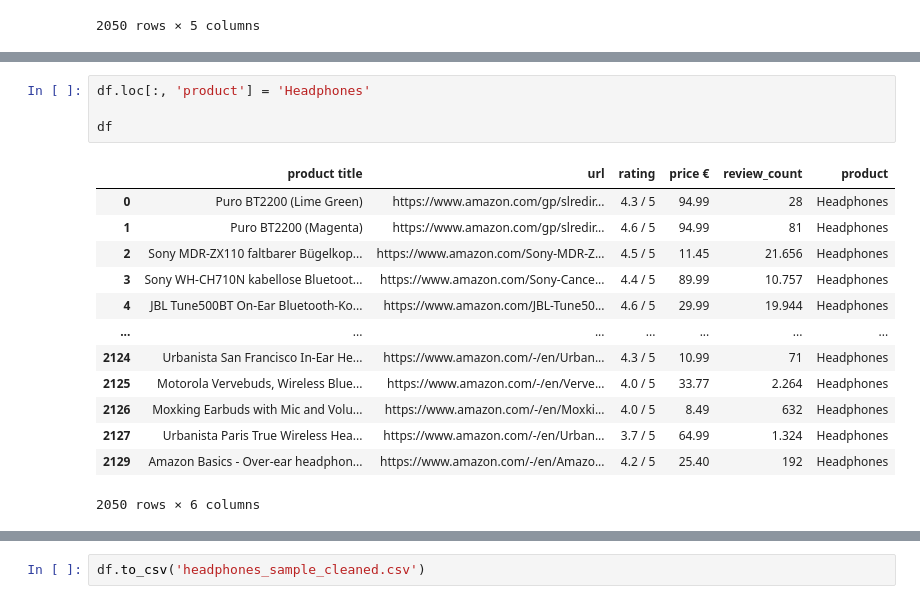
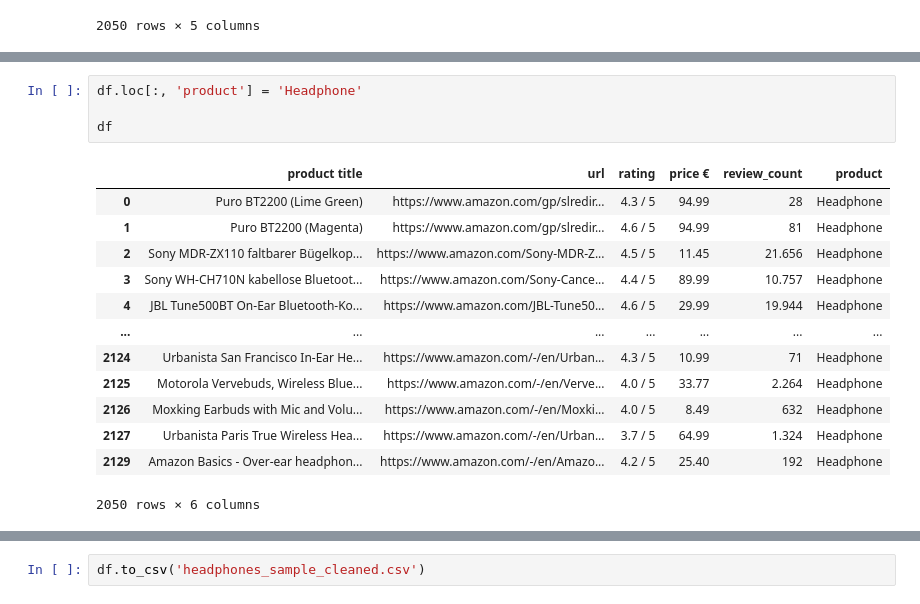
Before and after one commit to selinbulbul/ecommerce-scrape, a Jupyter notebook: Headphones/cleaning_df.ipynb, the cells around one changed output, grey strips where cells are left out. Cells and saved outputs as stored; diff of their text form.

```diff
--- a/Headphones/cleaning_df.ipynb
+++ b/Headphones/cleaning_df.ipynb
@@ -283,20 +269,20 @@ df
 # %%
-df.loc[:, 'product'] = 'Headphones'
+df.loc[:, 'product'] = 'Headphone'
 
 df
 # %% [output]
 |  | product title | url | rating | price € | review_count | product |
-| 0 | Puro BT2200 (Lime Green) | https://www.amazon.com/gp/slredir... | 4.3 / 5 | 94.99 | 28 | Headphones |
-| 1 | Puro BT2200 (Magenta) | https://www.amazon.com/gp/slredir... | 4.6 / 5 | 94.99 | 81 | Headphones |
-| 2 | Sony MDR-ZX110 faltbarer Bügelkop... | https://www.amazon.com/Sony-MDR-Z... | 4.5 / 5 | 11.45 | 21.656 | Headphones |
-| 3 | Sony WH-CH710N kabellose Bluetoot... | https://www.amazon.com/Sony-Cance... | 4.4 / 5 | 89.99 | 10.757 | Headphones |
-| 4 | JBL Tune500BT On-Ear Bluetooth-Ko... | https://www.amazon.com/JBL-Tune50... | 4.6 / 5 | 29.99 | 19.944 | Headphones |
+| 0 | Puro BT2200 (Lime Green) | https://www.amazon.com/gp/slredir... | 4.3 / 5 | 94.99 | 28 | Headphone |
+| 1 | Puro BT2200 (Magenta) | https://www.amazon.com/gp/slredir... | 4.6 / 5 | 94.99 | 81 | Headphone |
+| 2 | Sony MDR-ZX110 faltbarer Bügelkop... | https://www.amazon.com/Sony-MDR-Z... | 4.5 / 5 | 11.45 | 21.656 | Headphone |
+| 3 | Sony WH-CH710N kabellose Bluetoot... | https://www.amazon.com/Sony-Cance... | 4.4 / 5 | 89.99 | 10.757 | Headphone |
+| 4 | JBL Tune500BT On-Ear Bluetooth-Ko... | https://www.amazon.com/JBL-Tune50... | 4.6 / 5 | 29.99 | 19.944 | Headphone |
 | ... | ... | ... | ... | ... | ... | ... |
-| 2124 | Urbanista San Francisco In-Ear He... | https://www.amazon.com/-/en/Urban... | 4.3 / 5 | 10.99 | 71 | Headphones |
-| 2125 | Motorola Vervebuds, Wireless Blue... | https://www.amazon.com/-/en/Verve... | 4.0 / 5 | 33.77 | 2.264 | Headphones |
-| 2126 | Moxking Earbuds with Mic and Volu... | https://www.amazon.com/-/en/Moxki... | 4.0 / 5 | 8.49 | 632 | Headphones |
-| 2127 | Urbanista Paris True Wireless Hea... | https://www.amazon.com/-/en/Urban... | 3.7 / 5 | 64.99 | 1.324 | Headphones |
-| 2129 | Amazon Basics - Over-ear headphon... | https://www.amazon.com/-/en/Amazo... | 4.2 / 5 | 25.40 | 192 | Headphones |
+| 2124 | Urbanista San Francisco In-Ear He... | https://www.amazon.com/-/en/Urban... | 4.3 / 5 | 10.99 | 71 | Headphone |
+| 2125 | Motorola Vervebuds, Wireless Blue... | https://www.amazon.com/-/en/Verve... | 4.0 / 5 | 33.77 | 2.264 | Headphone |
+| 2126 | Moxking Earbuds with Mic and Volu... | https://www.amazon.com/-/en/Moxki... | 4.0 / 5 | 8.49 | 632 | Headphone |
+| 2127 | Urbanista Paris True Wireless Hea... | https://www.amazon.com/-/en/Urban... | 3.7 / 5 | 64.99 | 1.324 | Headphone |
+| 2129 | Amazon Basics - Over-ear headphon... | https://www.amazon.com/-/en/Amazo... | 4.2 / 5 | 25.40 | 192 | Headphone |
 2050 rows × 6 columns
 # %%
 #df["review_count"]= pd.to_numeric(df["review_count"])
```
Also changed, not shown: parts of 2 cells of this notebook, 21 other files.
